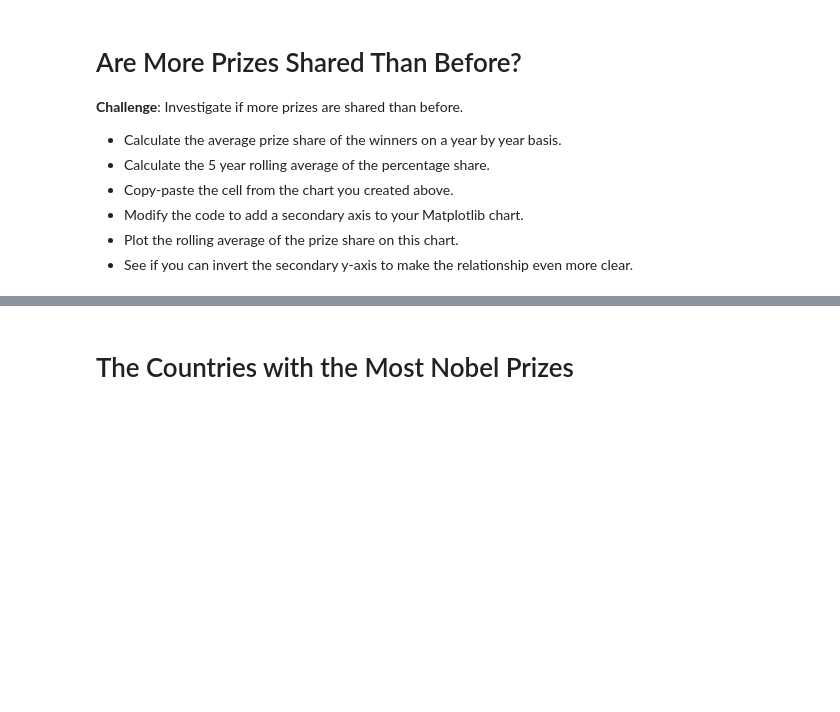
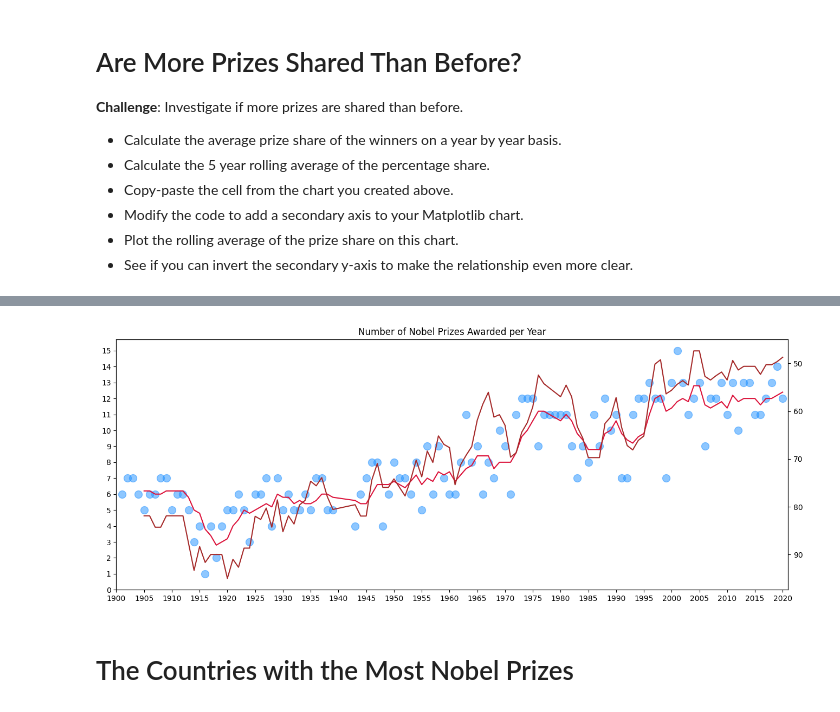
Before and after one commit to yakubszatkowski/100-days-python, a Jupyter notebook: push/Nobel_Prize_Analysis_(start).ipynb, the cells around one changed output, grey strips where cells are left out. Cells and saved outputs as stored; diff of their text form; code cells hidden in the pictures; blank space fills up the shorter version.

```diff
--- a/push/Nobel_Prize_Analysis_(start).ipynb
+++ b/push/Nobel_Prize_Analysis_(start).ipynb
@@ -551,0 +578,3 @@ plt.show()
+# %%
+avrg_prize_share_by_year = df_data.groupby('year').agg({'prize_pct': pd.Series.mean})
+avrg_prize_share_by_year
@@ -551,0 +596,3 @@ plt.show()
+# %%
+rolling_avrg_prize_by_year = avrg_prize_share_by_year.rolling(5).mean()
+rolling_avrg_prize_by_year
@@ -552,3 +614,22 @@ plt.show()
+# %%
+plt.figure(figsize=(16,6))
+plt.title('Number of Nobel Prizes Awarded per Year')
+
+ax1 = plt.gca() # get current axis
+ax2 = ax1.twinx()
+
+ax1.scatter(count_prizes_yearly.index, count_prizes_yearly.values, alpha=0.5, c='dodgerblue', s=100)
+ax1.plot(count_prizes_roll_5, color='crimson')
+ax2.plot(rolling_avrg_prize_by_year, c='brown')
+ax2.invert_yaxis()
+
+plt.xticks(np.arange(1900, 2021, 5))
+ax1.set_yticks(np.arange(0,16))  # axes work differently
+
+plt.xlim(1900,2021)
+plt.show()
+# %% [output]
+[figure, added]
 # %% [markdown]
 # The Countries with the Most Nobel Prizes
 # %% [markdown]
```
Also changed, not shown: parts of 24 cells of this notebook.
